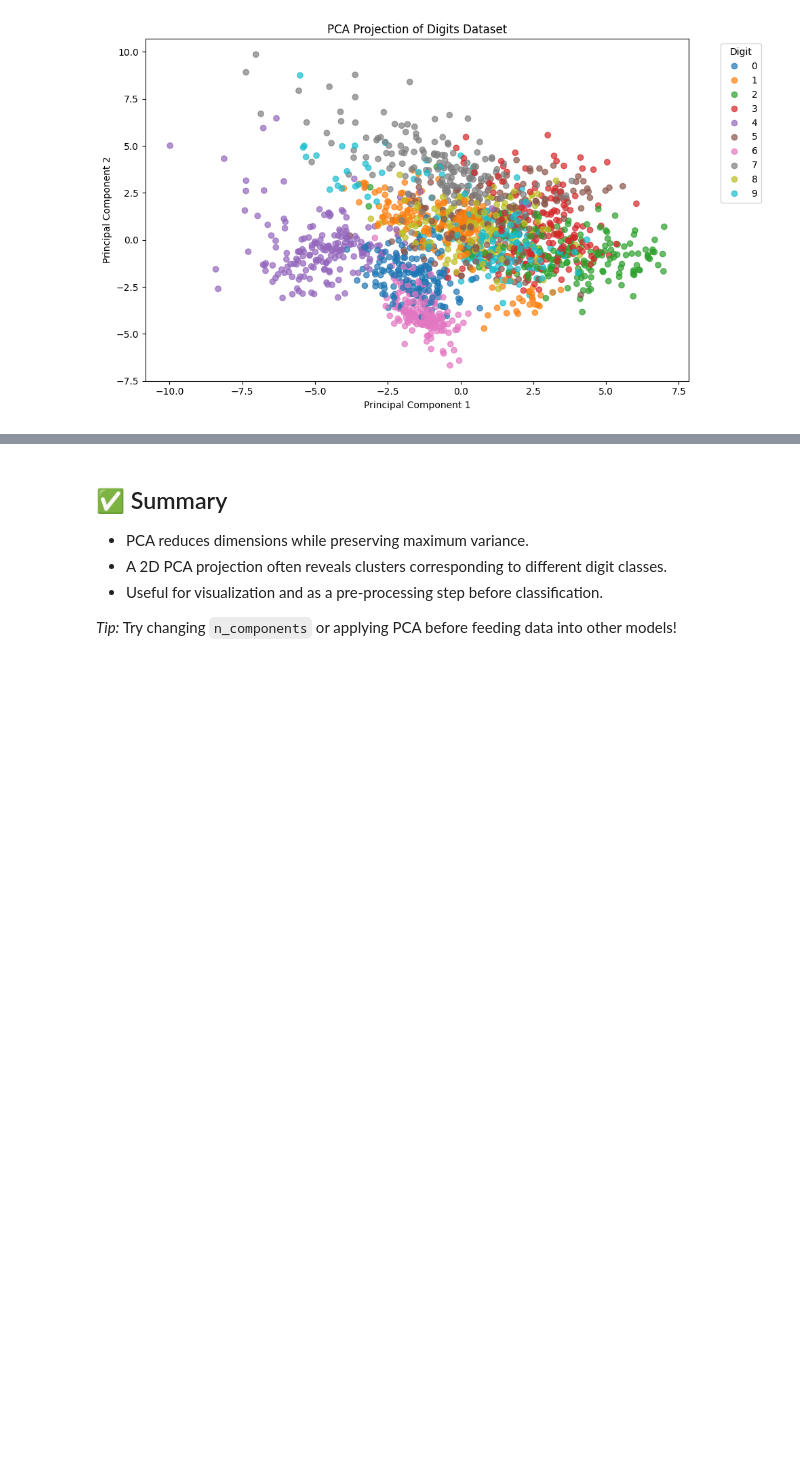
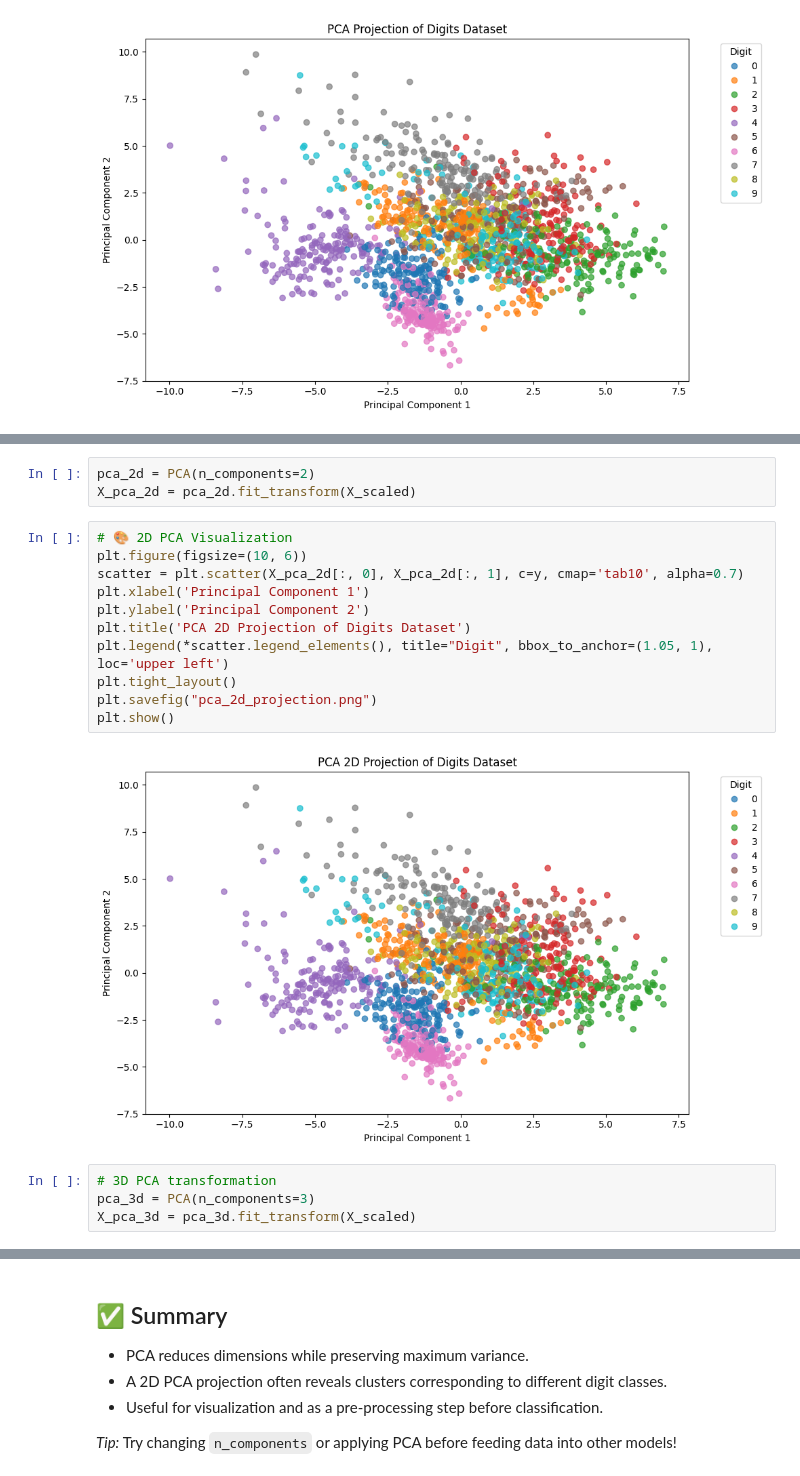
Before and after one commit to Shadabur-Rahaman/30-days-ml-projects, a Jupyter notebook: Day_16_PCA_Dimensionality_Reduction_Cleaned/notebooks/Day_16_PCA_Dimensionality_Reduction_Cleaned.ipynb, the cells around one changed output, grey strips where cells are left out. Cells and saved outputs as stored; diff of their text form; blank space fills up the shorter version.

```diff
--- a/Day_16_PCA_Dimensionality_Reduction_Cleaned/notebooks/Day_16_PCA_Dimensionality_Reduction_Cleaned.ipynb
+++ b/Day_16_PCA_Dimensionality_Reduction_Cleaned/notebooks/Day_16_PCA_Dimensionality_Reduction_Cleaned.ipynb
@@ -61,0 +76,20 @@ plt.show()
+# %%
+pca_2d = PCA(n_components=2)
+X_pca_2d = pca_2d.fit_transform(X_scaled)
+# %%
+# 🎨 2D PCA Visualization
+plt.figure(figsize=(10, 6))
+scatter = plt.scatter(X_pca_2d[:, 0], X_pca_2d[:, 1], c=y, cmap='tab10', alpha=0.7)
+plt.xlabel('Principal Component 1')
+plt.ylabel('Principal Component 2')
+plt.title('PCA 2D Projection of Digits Dataset')
+plt.legend(*scatter.legend_elements(), title="Digit", bbox_to_anchor=(1.05, 1), loc='upper left')
+plt.tight_layout()
+plt.savefig("pca_2d_projection.png")
+plt.show()
+# %% [output]
+[figure, added]
+# %%
+# 3D PCA transformation
+pca_3d = PCA(n_components=3)
+X_pca_3d = pca_3d.fit_transform(X_scaled)
```
Also changed, not shown: parts of 3 cells of this notebook.
